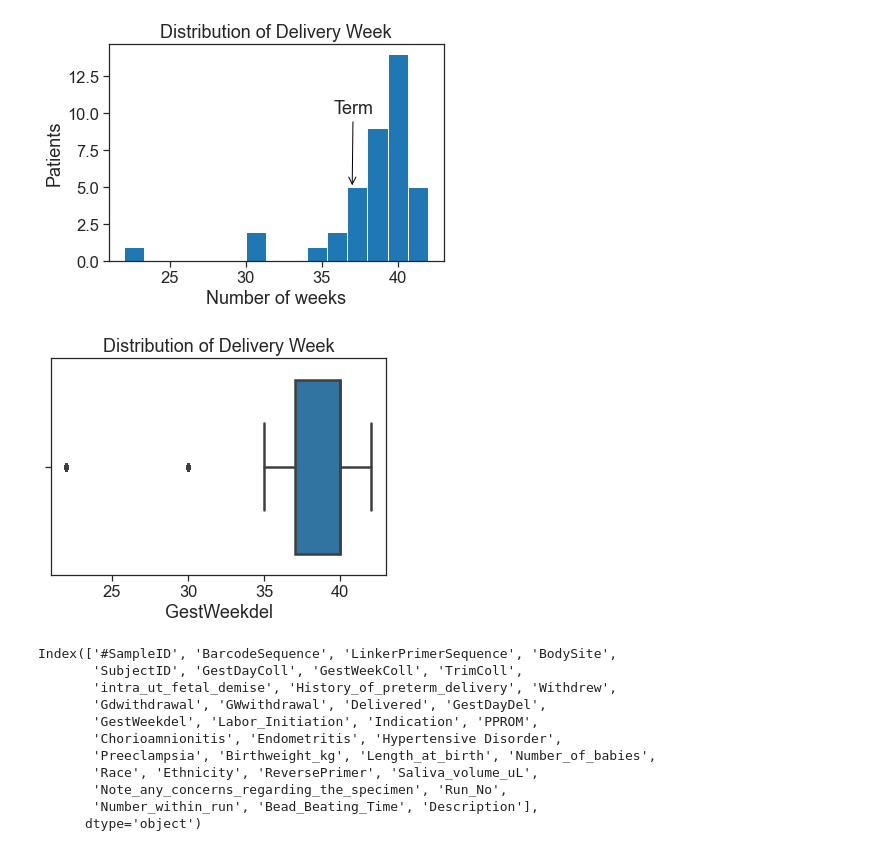
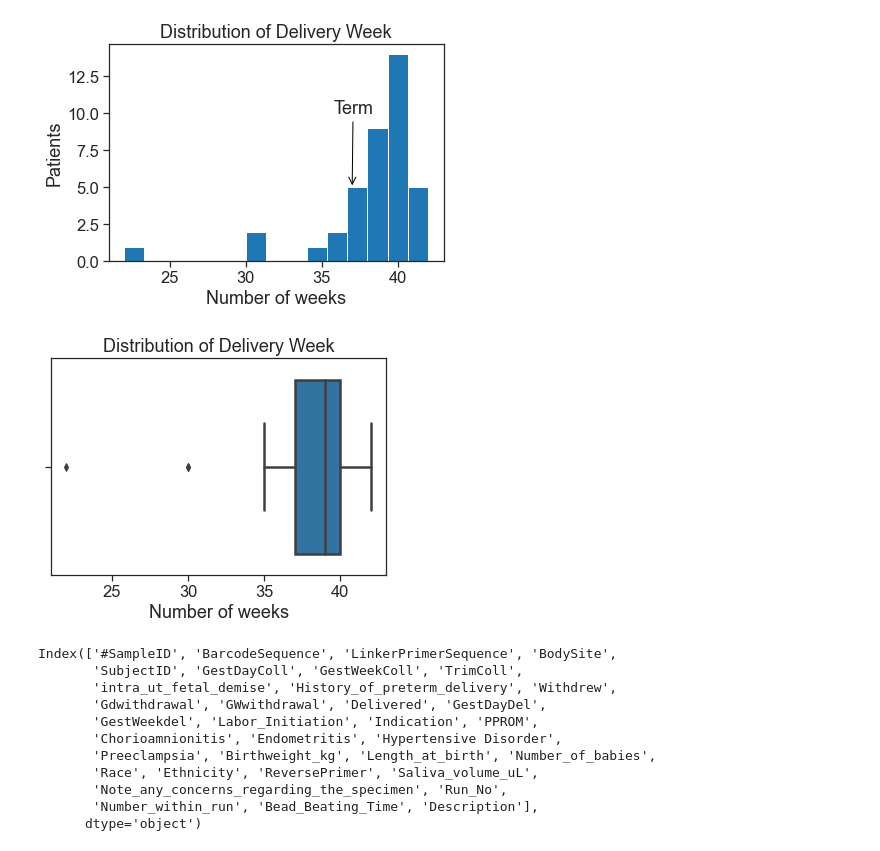
Before and after one commit to annabelng/microbiome, a Jupyter notebook: Preprocessing.ipynb, the cells around one changed output. Drawn from its saved outputs; the diff is of its cells as text; code cells hidden in the pictures.

```diff
--- a/Preprocessing.ipynb
+++ b/Preprocessing.ipynb
@@ -256,11 +256,13 @@ plt.savefig(basedir + '/figures/deliveryhist.png',bbox_inches = 'tight')
 # %% [output]
 [figure]
 # %%
-sns.boxplot(fulldata['GestWeekdel'])
+sns.boxplot(deliveries['GestWeekdel'])
 plt.title("Distribution of Delivery Week")
+plt.xlabel("Number of weeks")
+
 plt.savefig(basedir + '/figures/gestweekdelbox.png',bbox_inches = 'tight')
 # %% [output]
-[figure, old version]
+[figure, new version]
 # %%
 patients_assay.columns
 # %% [output]
```
Also changed, not shown: parts of 3 cells of this notebook, 2 other files.
